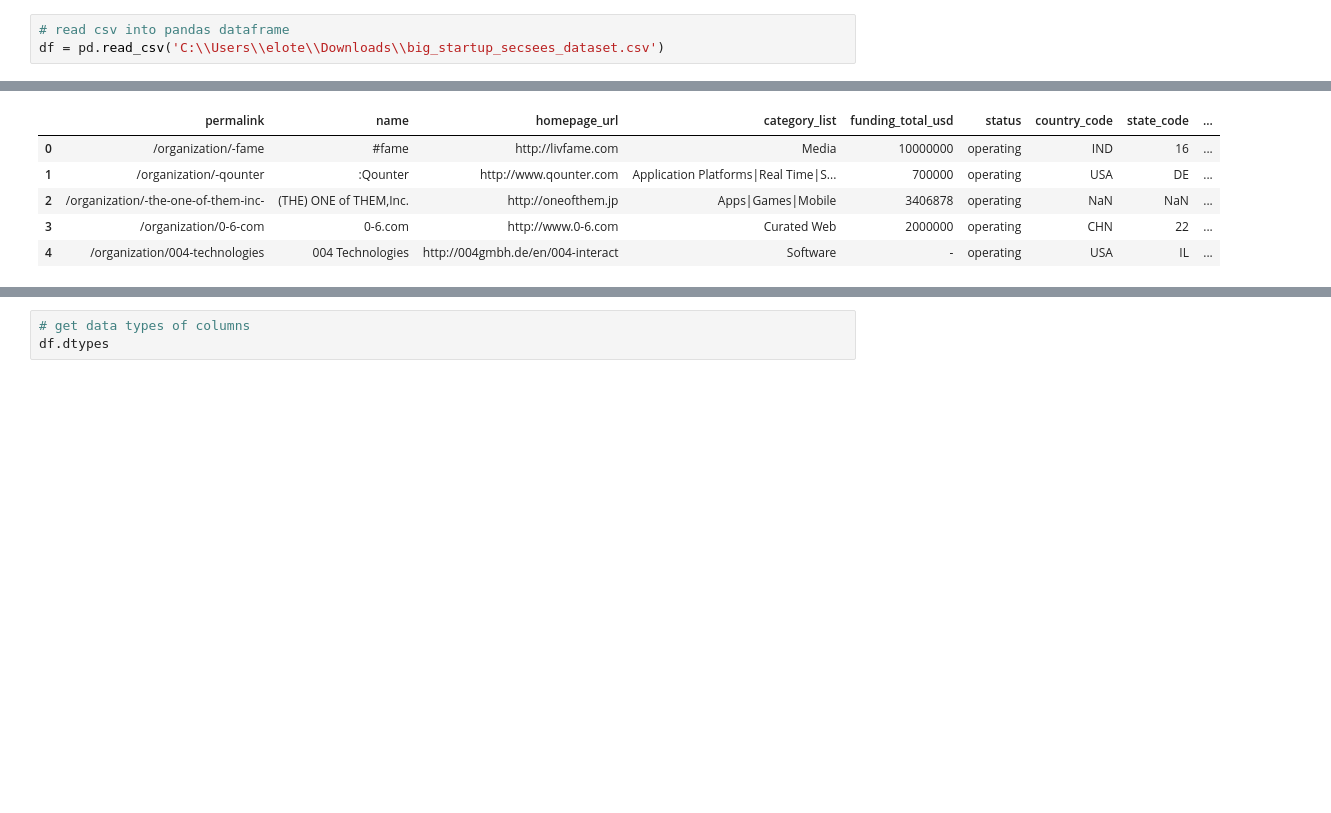
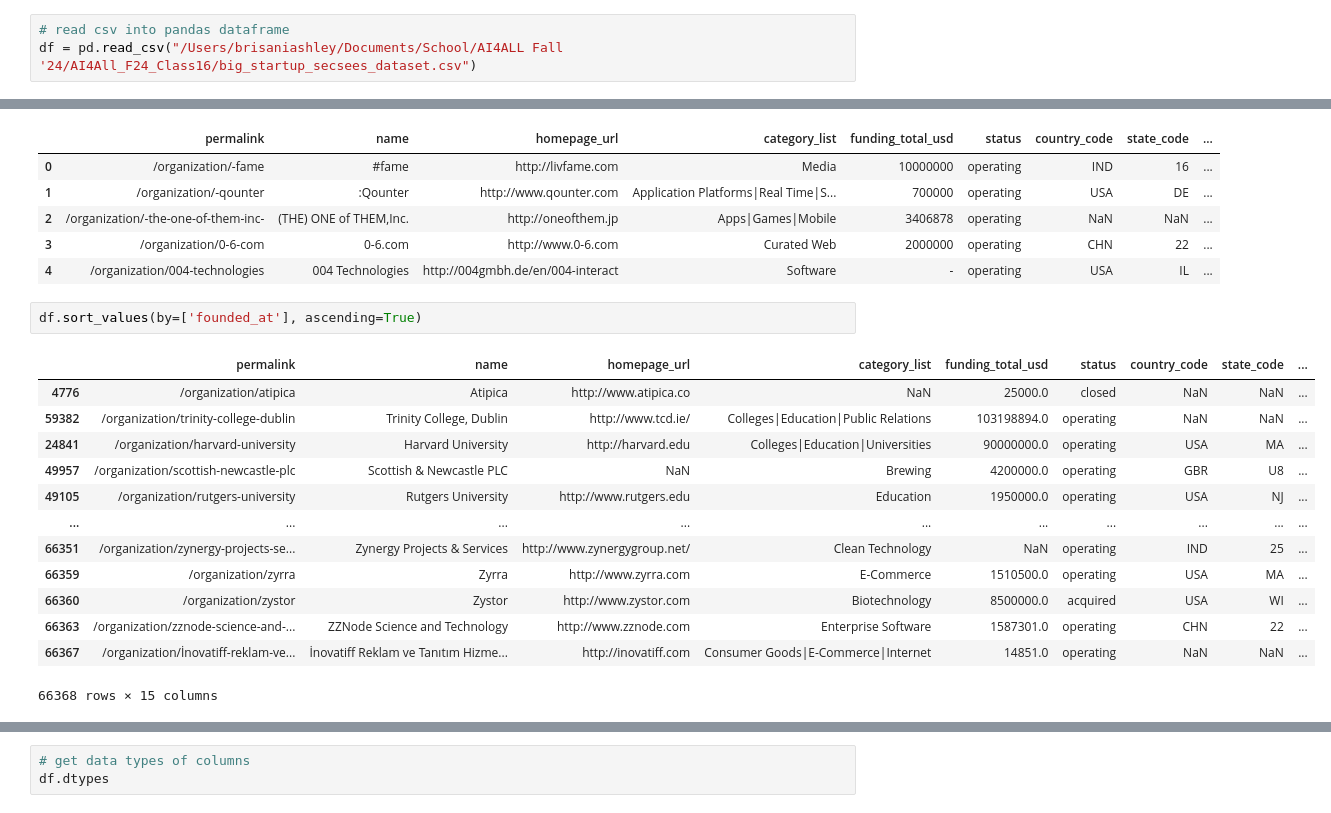
Before and after one commit to eloter01/AI4All_F24_Class16, a Jupyter notebook: AI4All_team16_proj.ipynb, the cells around one changed output, grey strips where cells are left out. Drawn from its saved outputs; the diff is of its cells as text; blank space fills up the shorter version.

```diff
--- a/AI4All_team16_proj.ipynb
+++ b/AI4All_team16_proj.ipynb
@@ -5,6 +9,6 @@ import matplotlib.pyplot as plt
 # %%
 # read csv into pandas dataframe
-df = pd.read_csv('C:\\Users\\elote\\Downloads\\big_startup_secsees_dataset.csv')
+df = pd.read_csv("/Users/brisaniashley/Documents/School/AI4ALL Fall '24/AI4All_F24_Class16/big_startup_secsees_dataset.csv")
 # %%
 # get dimensions of df
 df.shape
@@ -20,3 +24,19 @@ df.head()
 | 2 | /organization/-the-one-of-them-inc- | (THE) ONE of THEM,Inc. | http://oneofthem.jp | Apps|Games|Mobile | 3406878 | operating | NaN | NaN | ... |
 | 3 | /organization/0-6-com | 0-6.com | http://www.0-6.com | Curated Web | 2000000 | operating | CHN | 22 | ... |
 | 4 | /organization/004-technologies | 004 Technologies | http://004gmbh.de/en/004-interact | Software | - | operating | USA | IL | ... |
+# %%
+df.sort_values(by=['founded_at'], ascending=True)
+# %% [output]
+|  | permalink | name | homepage_url | category_list | funding_total_usd | status | country_code | state_code | ... |
+| 4776 | /organization/atipica | Atipica | http://www.atipica.co | NaN | 25000.0 | closed | NaN | NaN | ... |
+| 59382 | /organization/trinity-college-dublin | Trinity College, Dublin | http://www.tcd.ie/ | Colleges|Education|Public Relations | 103198894.0 | operating | NaN | NaN | ... |
+| 24841 | /organization/harvard-university | Harvard University | http://harvard.edu | Colleges|Education|Universities | 90000000.0 | operating | USA | MA | ... |
+| 49957 | /organization/scottish-newcastle-plc | Scottish & Newcastle PLC | NaN | Brewing | 4200000.0 | operating | GBR | U8 | ... |
+| 49105 | /organization/rutgers-university | Rutgers University | http://www.rutgers.edu | Education | 1950000.0 | operating | USA | NJ | ... |
+| ... | ... | ... | ... | ... | ... | ... | ... | ... | ... |
+| 66351 | /organization/zynergy-projects-se... | Zynergy Projects & Services | http://www.zynergygroup.net/ | Clean Technology | NaN | operating | IND | 25 | ... |
+| 66359 | /organization/zyrra | Zyrra | http://www.zyrra.com | E-Commerce | 1510500.0 | operating | USA | MA | ... |
+| 66360 | /organization/zystor | Zystor | http://www.zystor.com | Biotechnology | 8500000.0 | acquired | USA | WI | ... |
+| 66363 | /organization/zznode-science-and-... | ZZNode Science and Technology | http://www.zznode.com | Enterprise Software | 1587301.0 | operating | CHN | 22 | ... |
+| 66367 | /organization/İnovatiff-reklam-ve... | İnovatiff Reklam ve Tanıtım Hizme... | http://inovatiff.com | Consumer Goods|E-Commerce|Internet | 14851.0 | operating | NaN | NaN | ... |
+66368 rows × 15 columns
```
Also changed, not shown: parts of 12 cells of this notebook, 1 other file.
